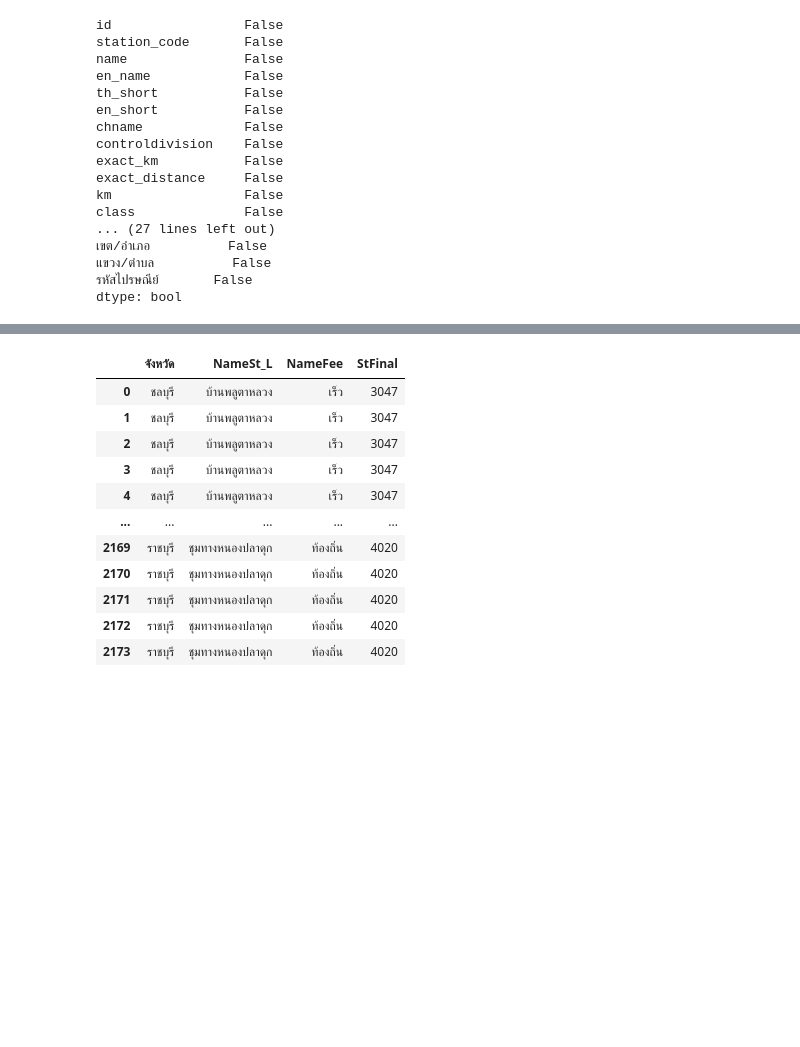
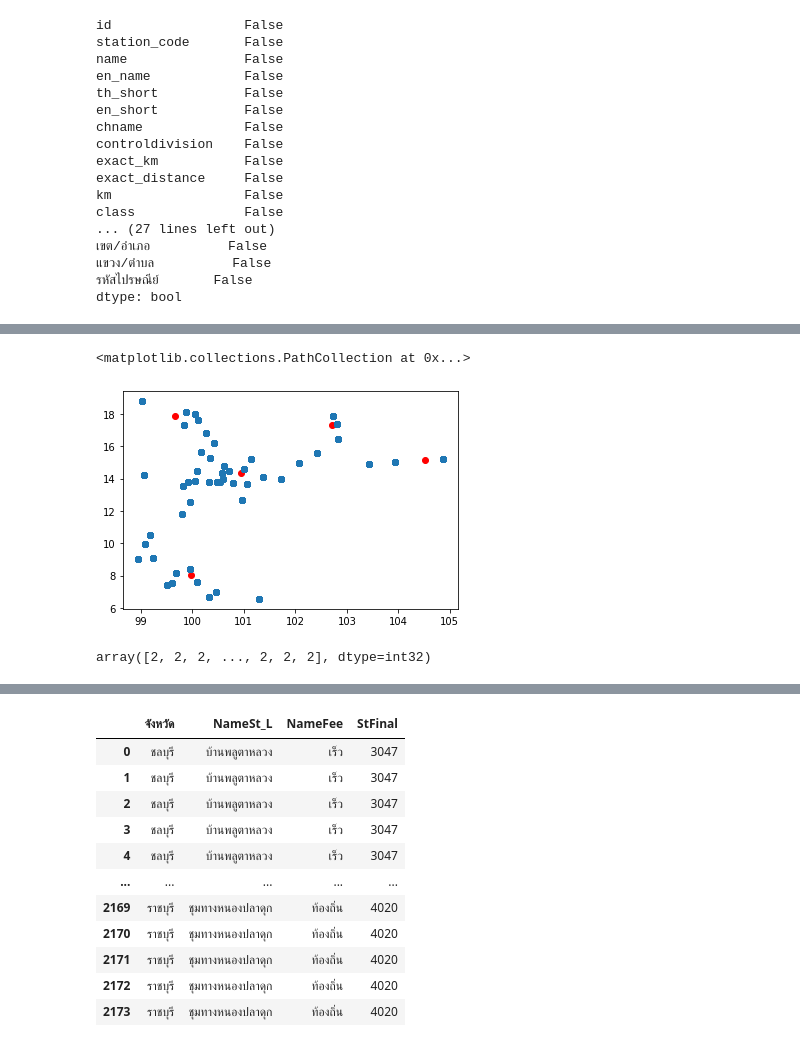
Before and after one commit to ThanikPimpiban/DWDM21, a Jupyter notebook: Project_final.ipynb, the cells around one changed output, grey strips where cells are left out. Saved outputs shown, nothing was run; the diff lists cells and outputs as text; code cells hidden in the pictures; blank space fills up the shorter version.

```diff
--- a/Project_final.ipynb
+++ b/Project_final.ipynb
@@ -496,0 +539,11 @@ dtype: bool
+# %%
+plt.scatter(model.cluster_centers_[:,0] ,model.cluster_centers_[:,1] ,c='red')   ### ทำการ plot จุด cluster center และ การกระจายของข้อมูล
+plt.scatter(data=merged_4_tables , x='X',y='Y')
+# %% [output]
+<matplotlib.collections.PathCollection at 0x...>
+[figure, added]
+# %%
+identified_clusters = model.fit_predict(X)  ## ระบุ cluster ลงในตัวแปร identified_clusters
+identified_clusters
+# %% [output]
+array([2, 2, 2, ..., 2, 2, 2], dtype=int32)
```
Also changed, not shown: parts of 15 cells of this notebook.
